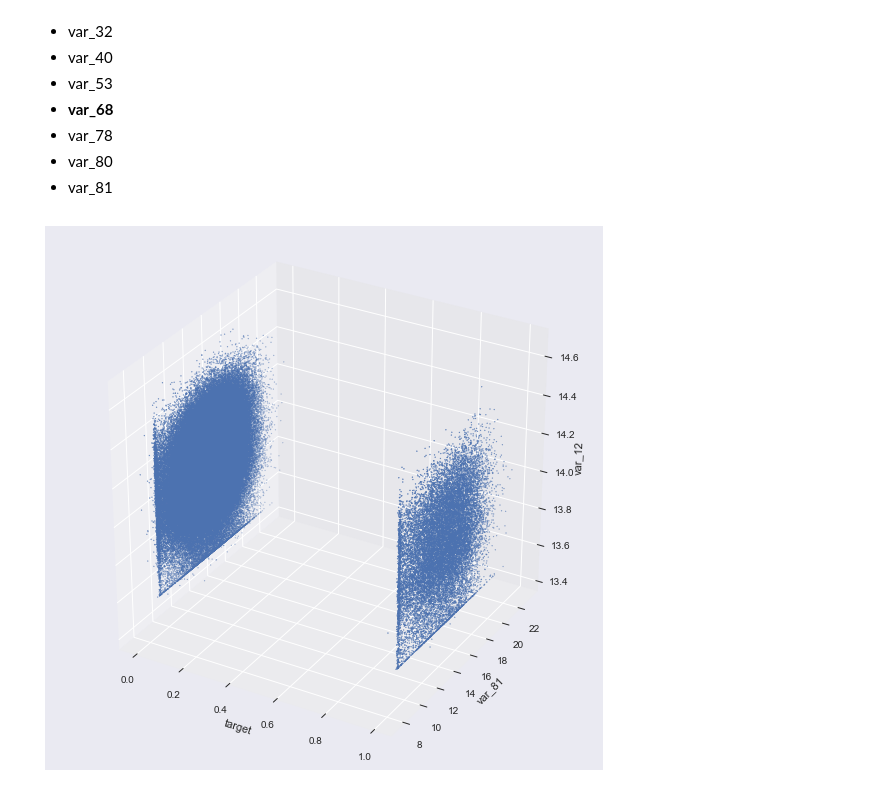
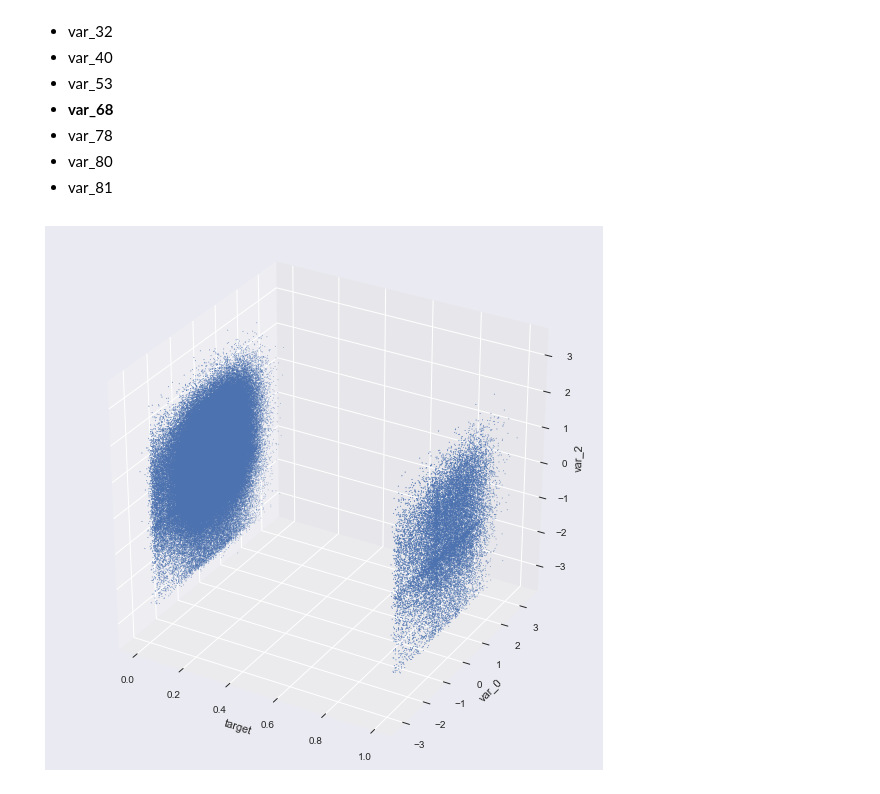
Before and after one commit to FedericoRaimondi/myProjects, a Jupyter notebook: Santander_Customer_Transaction_Prediction/Exploratory_Data_Analysis/Data Exploration.ipynb, the cells around one changed output. Saved outputs shown, nothing was run; the diff lists cells and outputs as text; code cells hidden in the pictures.

```diff
--- a/Santander_Customer_Transaction_Prediction/Exploratory_Data_Analysis/Data Exploration.ipynb
+++ b/Santander_Customer_Transaction_Prediction/Exploratory_Data_Analysis/Data Exploration.ipynb
@@ -28,12 +28,12 @@ sns.set()
 # /Users/username/Desktop for Mac
 path = os.getcwd()
 # / if Mac \\ if Windows
-path = '/'.join(path.split("/")[:4])
+path = '\\'.join(path.split("\\")[:4])
 # %%
 # reading the training set (train.csv), I had this file in C:\\Users\\username\\Desktop\\...
 # / if Mac \\ if Windows
-df_train = pd.read_csv(path + '/Santander_Customer_Transaction_Prediction/data/train.csv')
-df_test = pd.read_csv(path + '/Santander_Customer_Transaction_Prediction/data/test.csv')
+df_train = pd.read_csv(path + '\\Santander_Customer_Transaction_Prediction\\data\\train.csv')
+df_test = pd.read_csv(path + '\\Santander_Customer_Transaction_Prediction\\data\\test.csv')
 # %% [markdown]
 ## Let's start exploring the Dataset!
 # %%
@@ -333,14 +353,14 @@ Variables to look closer:
 # %%
 from mpl_toolkits import mplot3d
 from mpl_toolkits.mplot3d import axes3d
 fig = plt.figure(figsize=(10,10))
 ax = fig.add_subplot(111, projection='3d')
-ax.scatter(df_train['target'].values, df_train['var_81'].values, df_train['var_12'].values, s=1)
+ax.scatter(df_train['target'].values, df_train['var_0'].values, df_train['var_2'].values, s=0.5)
 
 ax.set_xlabel('target')
-ax.set_ylabel('var_81')
-ax.set_zlabel('var_12')
+ax.set_ylabel('var_0')
+ax.set_zlabel('var_2')
 
 plt.show()
 # %% [output]
-[figure, old version]
+[figure, new version]
```
Also changed, not shown: parts of 14 cells of this notebook.
